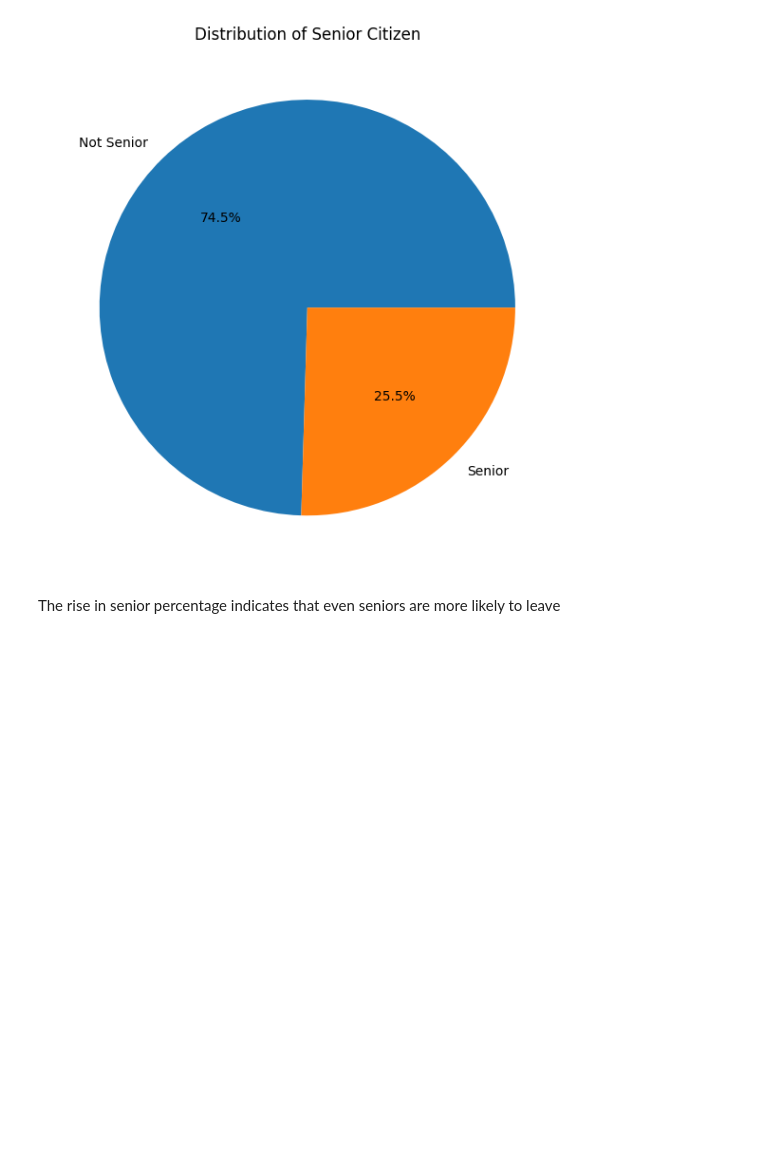
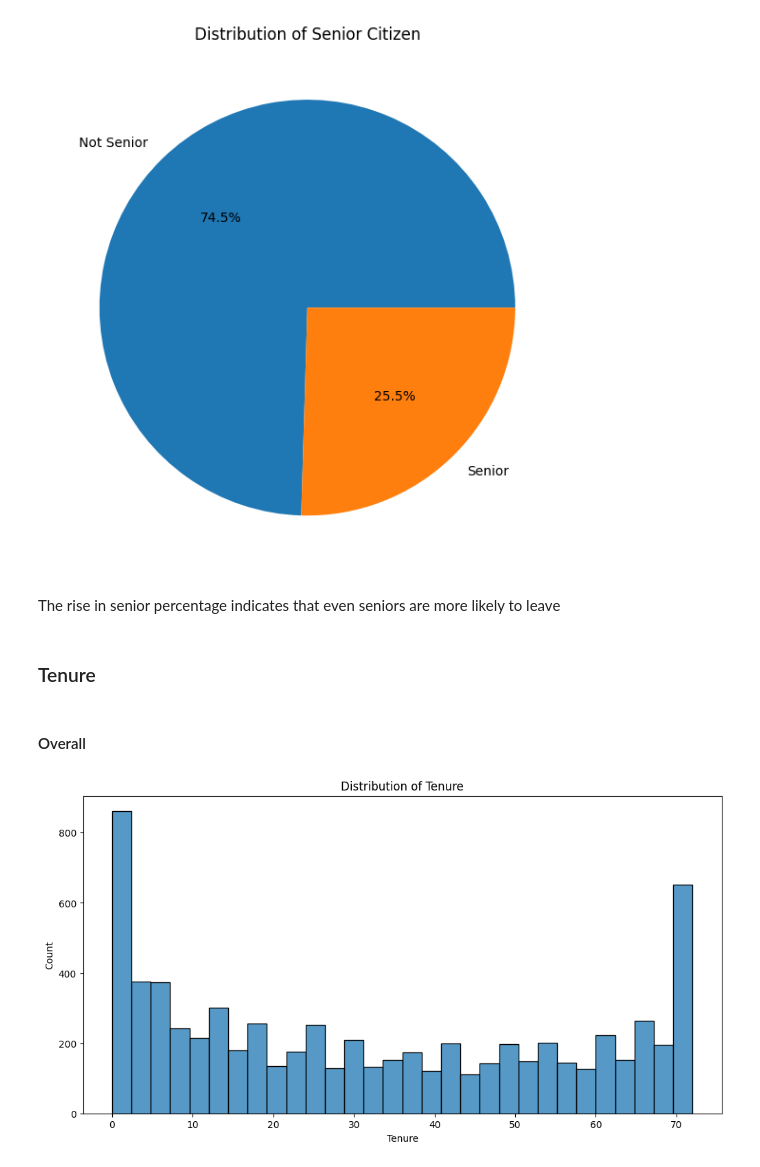
Before and after one commit to AabharanGupta/CustomerChurnAnalysis, a Jupyter notebook: Project.ipynb, the cells around one changed output. Drawn from its saved outputs; the diff is of its cells as text; code cells hidden in the pictures; blank space fills up the shorter version.

Commit message:
visualizations-03

```diff
--- a/Project.ipynb
+++ b/Project.ipynb
@@ -295,3 +293,16 @@ plt.show()
 [figure]
 # %% [markdown]
 The rise in senior percentage indicates that even seniors are more likely to leave
+# %% [markdown]
+### Tenure
+# %% [markdown]
+#### Overall
+# %%
+plt.figure(figsize=(12, 6))
+sns.histplot(data=df, x='tenure', bins=30, kde=False)
+plt.title('Distribution of Tenure')
+plt.xlabel('Tenure')
+plt.ylabel('Count')
+plt.show()
+# %% [output]
+[figure, added]
```
Also changed, not shown: parts of 27 cells of this notebook.
